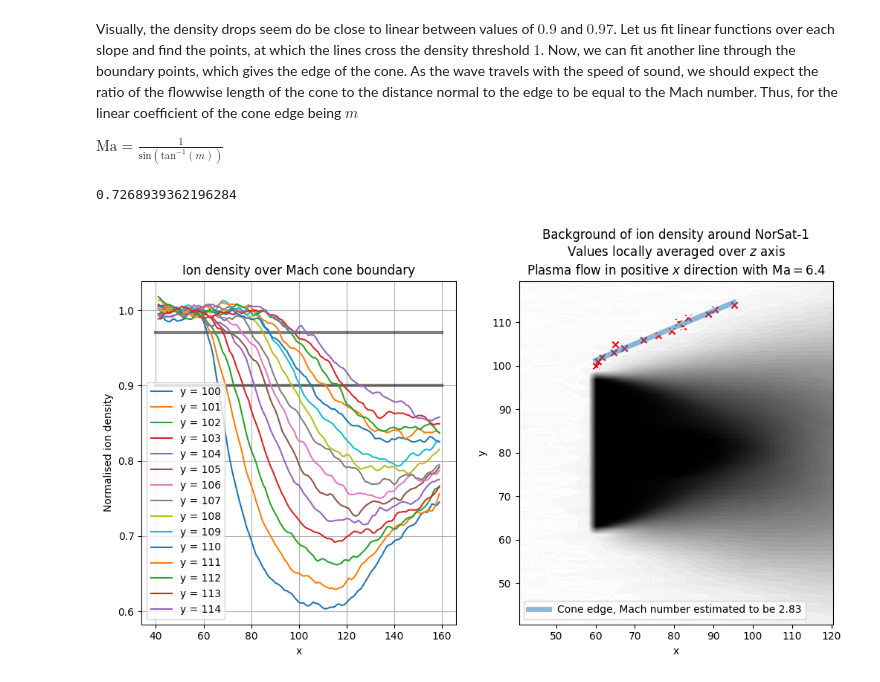
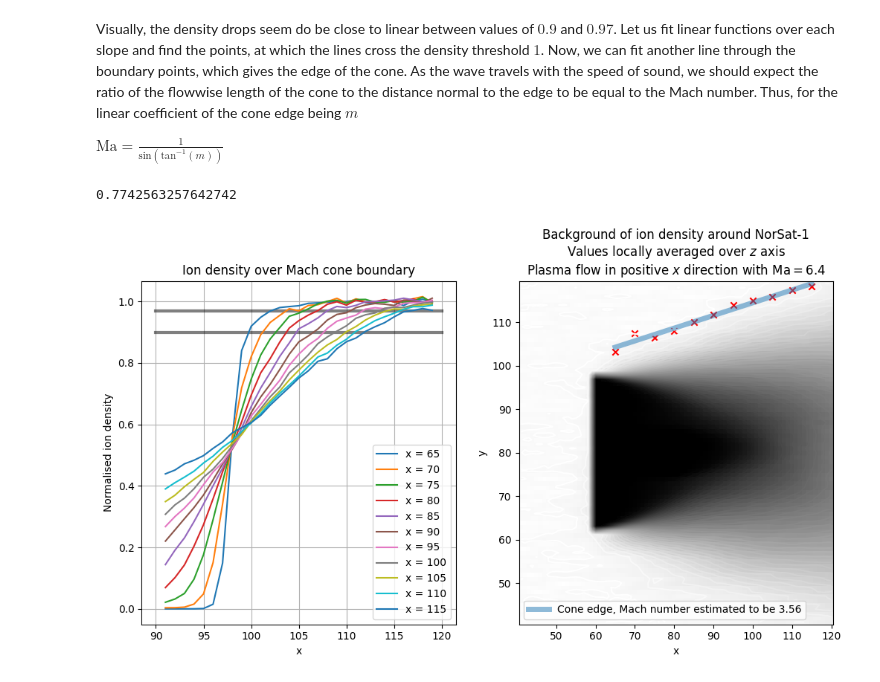
Before and after one commit to MJOdorczuk/Aurora, a Jupyter notebook: concepts/coneBoundary.ipynb, the cells around one changed output. Cells and saved outputs as stored; diff of their text form; code cells hidden in the pictures.

```diff
--- a/concepts/coneBoundary.ipynb
+++ b/concepts/coneBoundary.ipynb
@@ -47,7 +47,7 @@ import numpy as np
 from functionalities.plot_aux import background
 from functionalities.field_process_aux import smooth
 
-plot_limits = (40, 120, 40, 120)
+plot_limits = (40, 120, 20, 140)
 # %% [markdown]
 ## Data analysis
 
@@ -90,17 +90,17 @@ If we plot the ion densities along $x$-axis above the solar panels, we can see,
 # %%
 fig, (ax1, ax2) = plt.subplots(1, 2, figsize=(16, 6))
-for y in range(100, 115):
+for x in range(60, 120, 10):
     xs = df["Structured Coordinates:0"]
     ys = df["Structured Coordinates:1"]
     zs = df["Structured Coordinates:2"]
     field = df['nd2p']
     field_smooth = df['nd2p_smooth']
-    mask = (xs>40)&(xs<160)&(ys==y)&(zs==80)
-    ax1.plot(xs[mask], field[mask], label=f'y = {y}')
-    ax2.plot(xs[mask], field_smooth[mask], label=f'y = {y}')
+    mask = (ys>90)&(xs==x)&(zs==80)
+    ax1.plot(ys[mask], field[mask], label=f'x = {x}')
+    ax2.plot(ys[mask], field_smooth[mask], label=f'x = {x}')
 
-ax1.set_xlabel("x")
-ax2.set_xlabel("x")
+ax1.set_xlabel("y")
+ax2.set_xlabel("y")
 ax1.set_ylabel("Normalised ion density")
 ax2.set_ylabel("Normalised ion density")
 
@@ -127,47 +127,47 @@ ycone = []
 low, high = 0.9, 0.97
 
 
-ax1.plot([40, 160], [low, low], alpha=0.5, linewidth=3, color='black')
-ax1.plot([40, 160], [high, high], alpha=0.5, linewidth=3, color='black')
+ax1.plot([90, 120], [low, low], alpha=0.5, linewidth=3, color='black')
+ax1.plot([90, 120], [high, high], alpha=0.5, linewidth=3, color='black')
 
-for y in range(100, 115):
+for x in range(65, 120, 5):
     xs = df["Structured Coordinates:0"]
     ys = df["Structured Coordinates:1"]
     zs = df["Structured Coordinates:2"]
     field_smooth = df['nd2p_smooth']
-    mask = (xs>40)&(xs<160)&(ys==y)&(zs==80)
+    mask = (ys>90)&(xs==x)&(zs==80)
     mask_slope = mask&(field_smooth>low)&(field_smooth<high)
-    m, b = np.polyfit(xs[mask_slope], field_smooth[mask_slope], 1)
-    xcone.append(( 1 - b ) / m)
-    ycone.append(y)
-    ax1.plot(xs[mask], field_smooth[mask], label=f'y = {y}')
+    m, b = np.polyfit(ys[mask_slope], field_smooth[mask_slope], 1)
+    ycone.append(( 1 - b ) / m)
+    xcone.append(x)
+    ax1.plot(ys[mask], field_smooth[mask], label=f'x = {x}')
     xline = np.arange((1 - b) / m, (0.85 - b) / m, 1)
 
 ax1.set_xlabel("x")
 ax1.set_ylabel("Normalised ion density")
 
 ax1.grid()
 ax1.legend()
 ax1.set_title("Ion density over Mach cone boundary")
 
 background(df, ax2, plot_limits, 80, "nd2p_smooth", 40)
 
 xcone = np.array(xcone)
 ycone = np.array(ycone)
 m, c = np.linalg.lstsq(np.vstack([xcone, np.ones(len(xcone))]).T, ycone, rcond=None)[0]
 Ma = 1 / np.sin(np.arctan(m))
 MSE = np.mean((ycone - m * xcone - c) ** 2) ** 0.5
 print(MSE)
-s2 = np.sum((xcone - xcone.mean()) ** 2) / (xcone.shape - 1)
+s2 = np.sum((xcone - xcone.mean()) ** 2) / (xcone.shape[0] - 1)
 
 ax2.plot(xcone, xcone * m + c, alpha=0.5, linewidth=5, label=f"Cone edge, Mach number estimated to be {Ma:.2f}")
 
 ax2.scatter(xcone, ycone, marker='x', c='r')
 ax2.set_title("Background of ion density around NorSat-1\nValues locally averaged over $z$ axis\nPlasma flow in positive $x$ direction with $\\text{Ma}=6.4$")
 ax2.set_xlabel("x")
 ax2.set_ylabel("y")
 ax2.legend()
 plt.show()
 # %% [output]
-0.7268939362196284
+0.7742563257642742
-[figure, old version]
+[figure, new version]
```
Also changed, not shown: parts of 2 cells of this notebook, 1 other file.
